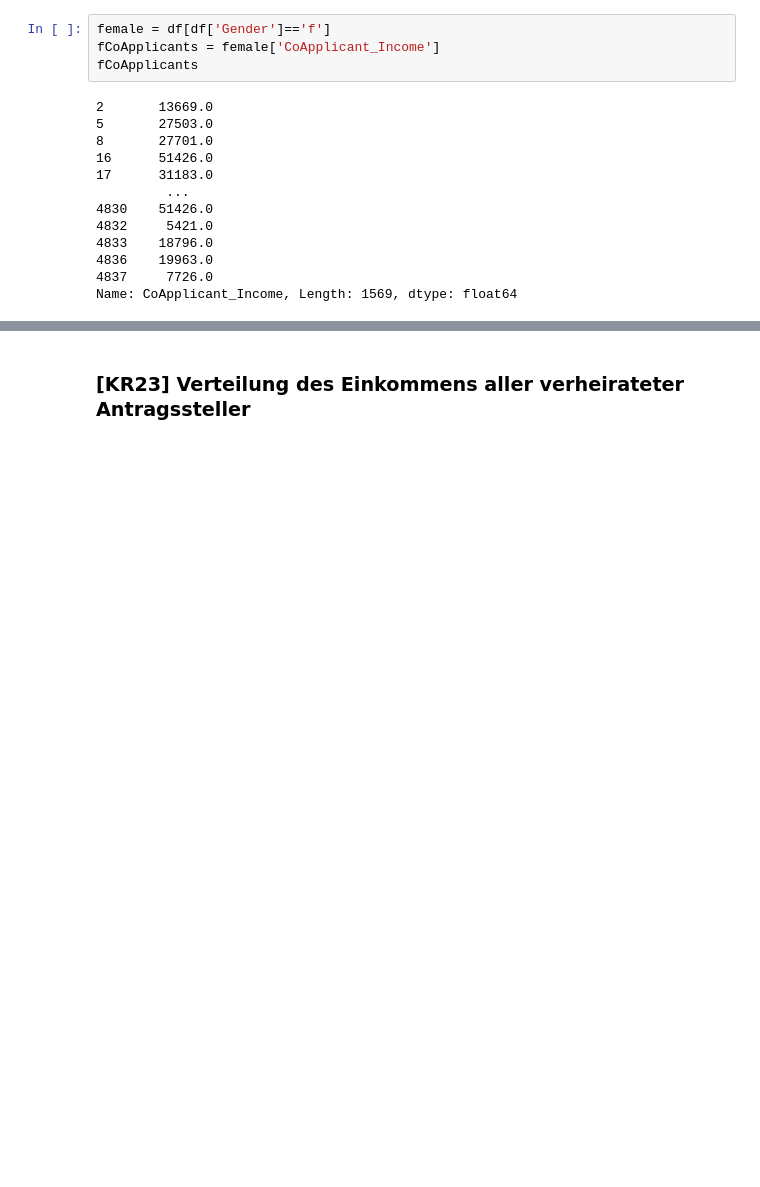
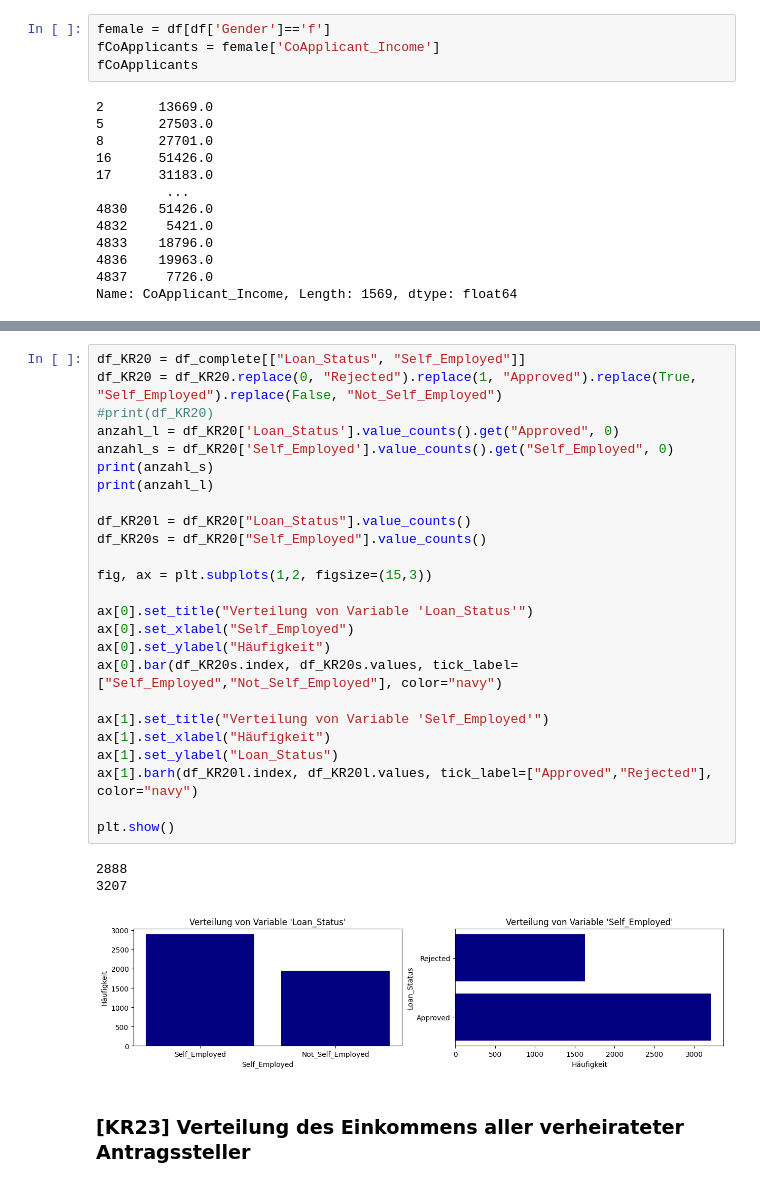
Before and after one commit to GoetzEli/Data-Visualisation-Kredit, a Jupyter notebook: combined_kredit.ipynb, the cells around one changed output, grey strips where cells are left out. Cells and saved outputs as stored; diff of their text form; blank space fills up the shorter version.

```diff
--- a/combined_kredit.ipynb
+++ b/combined_kredit.ipynb
@@ -564,3 +590,32 @@ plt.show()
+# %%
+df_KR20 = df_complete[["Loan_Status", "Self_Employed"]]
+df_KR20 = df_KR20.replace(0, "Rejected").replace(1, "Approved").replace(True, "Self_Employed").replace(False, "Not_Self_Employed")
+#print(df_KR20)
+anzahl_l = df_KR20['Loan_Status'].value_counts().get("Approved", 0)
+anzahl_s = df_KR20['Self_Employed'].value_counts().get("Self_Employed", 0)
+print(anzahl_s)
+print(anzahl_l)
+
+df_KR20l = df_KR20["Loan_Status"].value_counts()
+df_KR20s = df_KR20["Self_Employed"].value_counts()
+
+fig, ax = plt.subplots(1,2, figsize=(15,3))
+
+ax[0].set_title("Verteilung von Variable 'Loan_Status'")
+ax[0].set_xlabel("Self_Employed")
+ax[0].set_ylabel("Häufigkeit")
+ax[0].bar(df_KR20s.index, df_KR20s.values, tick_label=["Self_Employed","Not_Self_Employed"], color="navy")
+
+ax[1].set_title("Verteilung von Variable 'Self_Employed'")
+ax[1].set_xlabel("Häufigkeit")
+ax[1].set_ylabel("Loan_Status")
+ax[1].barh(df_KR20l.index, df_KR20l.values, tick_label=["Approved","Rejected"], color="navy")
+
+plt.show()
+# %% [output]
+2888
+3207
+[figure, added]
 # %% [markdown]
 ### [KR23] Verteilung des Einkommens aller verheirateter Antragssteller
 # %%
```
Also changed, not shown: parts of 13 cells of this notebook.
